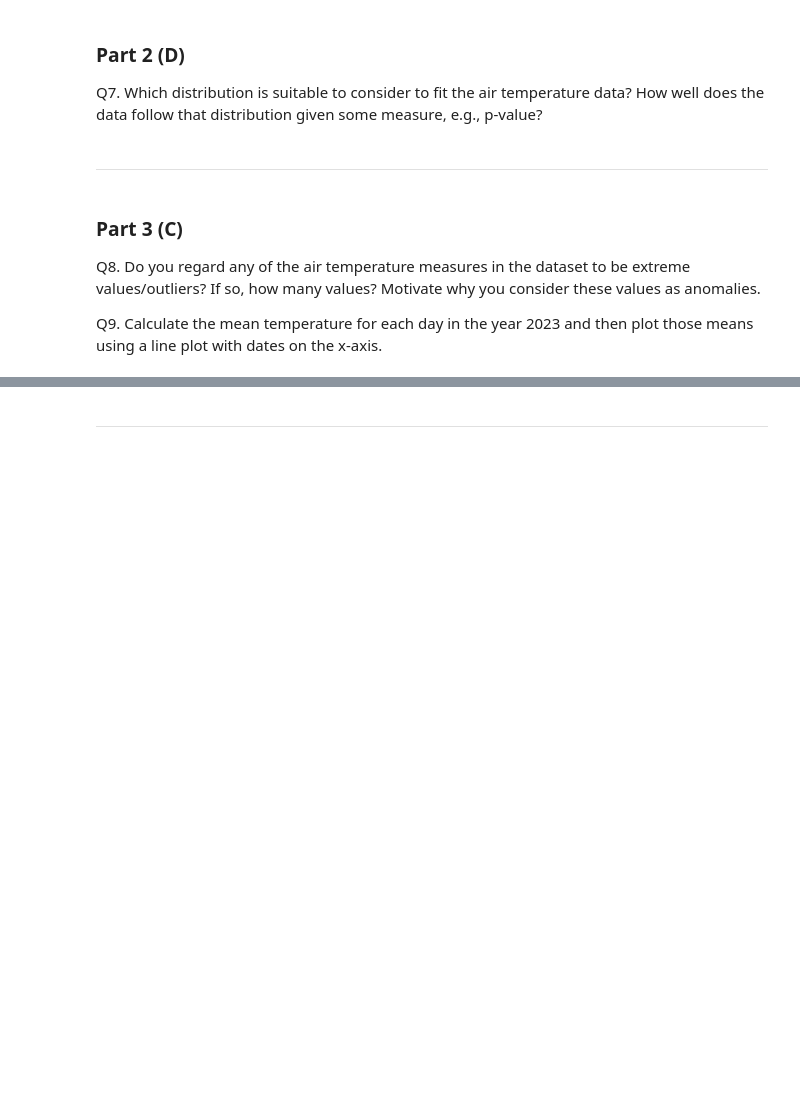
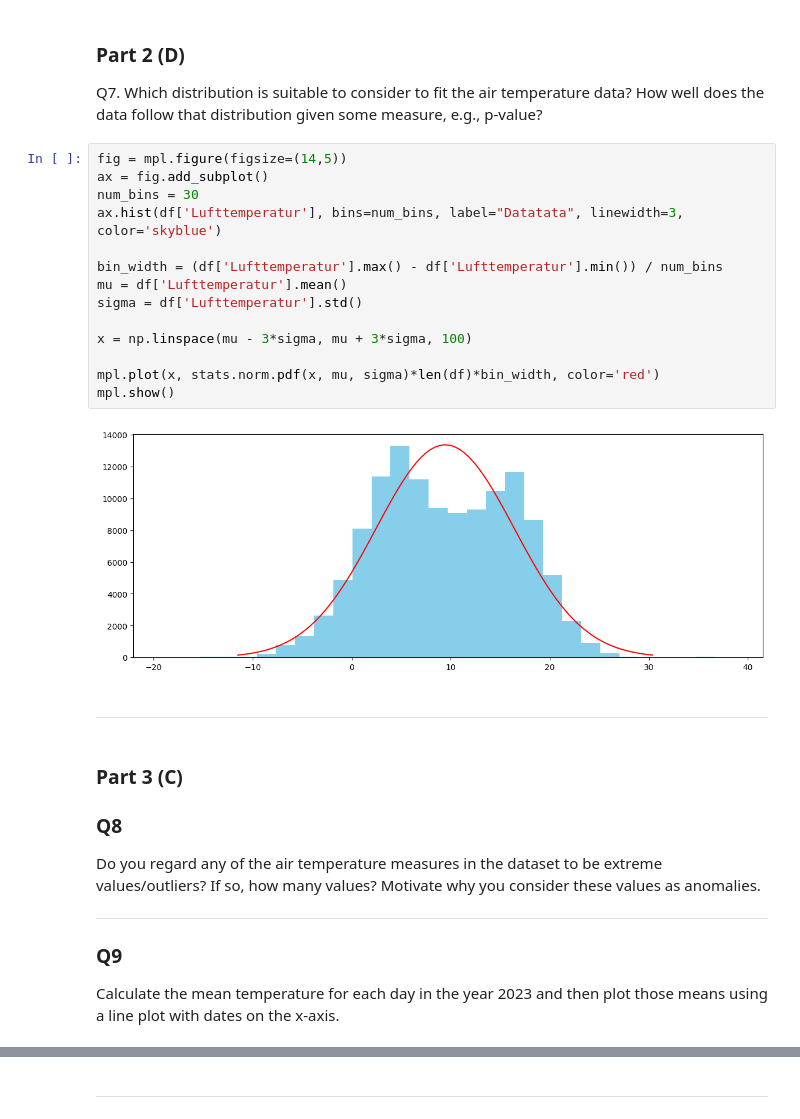
Before and after one commit to Globose/dv1597, a Jupyter notebook: a1/book.ipynb, the cells around one changed output, grey strips where cells are left out. Saved outputs shown, nothing was run; the diff lists cells and outputs as text; blank space fills up the shorter version.

```diff
--- a/a1/book.ipynb
+++ b/a1/book.ipynb
@@ -185,12 +208,33 @@ Standard deviation 6.978
 ### Part 2 (D)
 
 Q7. Which distribution is suitable to consider to fit the air temperature data? How well does the data follow that distribution given some measure, e.g., p-value?
+# %%
+fig = mpl.figure(figsize=(14,5))
+ax = fig.add_subplot()
+num_bins = 30
+ax.hist(df['Lufttemperatur'], bins=num_bins, label="Datatata", linewidth=3, color='skyblue')
+
+bin_width = (df['Lufttemperatur'].max() - df['Lufttemperatur'].min()) / num_bins
+mu = df['Lufttemperatur'].mean()
+sigma = df['Lufttemperatur'].std()
+
+x = np.linspace(mu - 3*sigma, mu + 3*sigma, 100)
+
+mpl.plot(x, stats.norm.pdf(x, mu, sigma)*len(df)*bin_width, color='red')
+mpl.show()
+# %% [output]
+[figure, added]
 # %% [markdown]
 ***
 # %% [markdown]
 ### Part 3 (C)
 
-Q8. Do you regard any of the air temperature measures in the dataset to be extreme values/outliers? If so, how many values? Motivate why you
+### Q8
+Do you regard any of the air temperature measures in the dataset to be extreme values/outliers? If so, how many values? Motivate why you
 consider these values as anomalies.
 
-Q9. Calculate the mean temperature for each day in the year 2023 and then plot those means using a line plot with dates on the x-axis.
+
+***
+
+### Q9
+Calculate the mean temperature for each day in the year 2023 and then plot those means using a line plot with dates on the x-axis.
```
Also changed, not shown: parts of 8 cells of this notebook, 1 other file.
